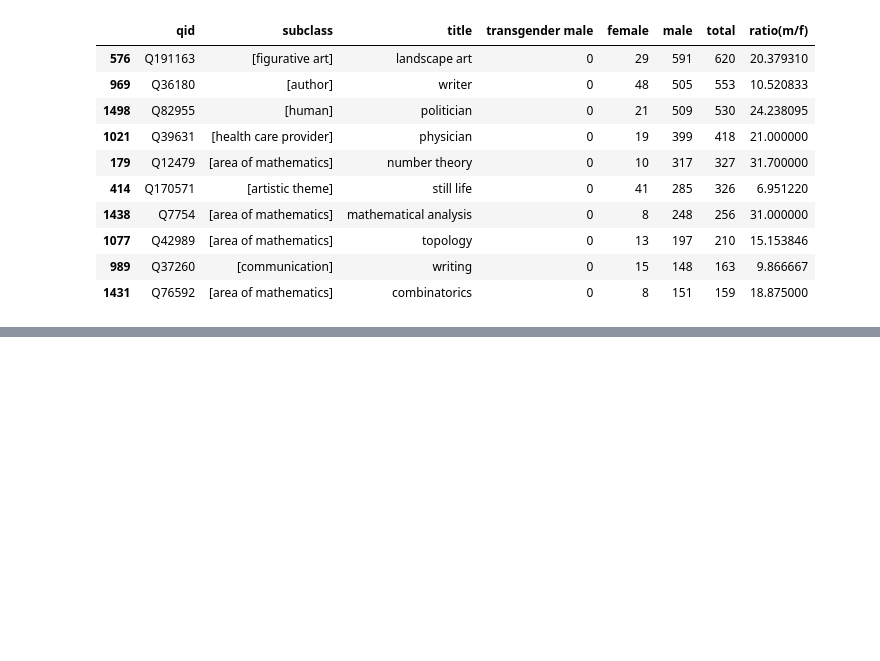
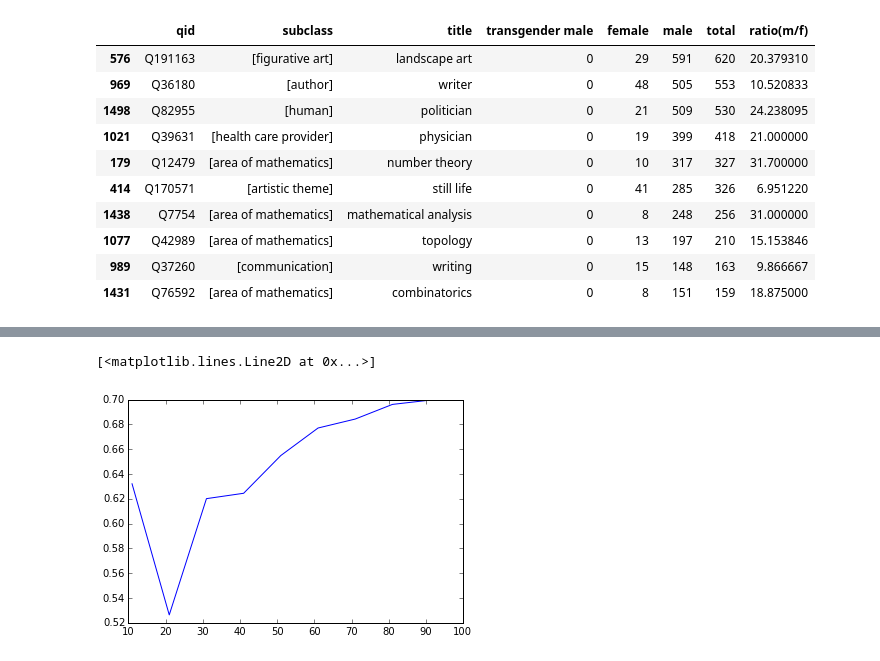
Before and after one commit to notconfusing/WIGI, a Jupyter notebook: Field_of_work_Analysis.ipynb, the cells around one changed output, grey strips where cells are left out. Cells and saved outputs as stored; diff of their text form; code cells hidden in the pictures; blank space fills up the shorter version.

```diff
--- a/Field_of_work_Analysis.ipynb
+++ b/Field_of_work_Analysis.ipynb
@@ -159,0 +170,15 @@ fow.sort('female', ascending=False)[:10]
+# %%
+# Pearsons' correlation coefficient between number of male and female people
+# working in top ten fields (given by total number of people in that field)
+np.corrcoef(_sfow['male'][:20], _sfow['female'][:20])[0,1]
+
+# The answer however increases when taking more and more fields into account
+# but I think it's mostly because for a large number of fields, the number
+# of people working in them is very few (0-5) for both gender. This causes
+# an increase in correlation.
+
+plt.plot(list(range(1, 100, 10)),
+         [np.corrcoef(_sfow['male'][:x], _sfow['female'][:x])[0,1] for x in range(1, 100, 10)])
+# %% [output]
+[<matplotlib.lines.Line2D at 0x...>]
+[figure, added]
```
Also changed, not shown: parts of 3 cells of this notebook, 1 other file.
